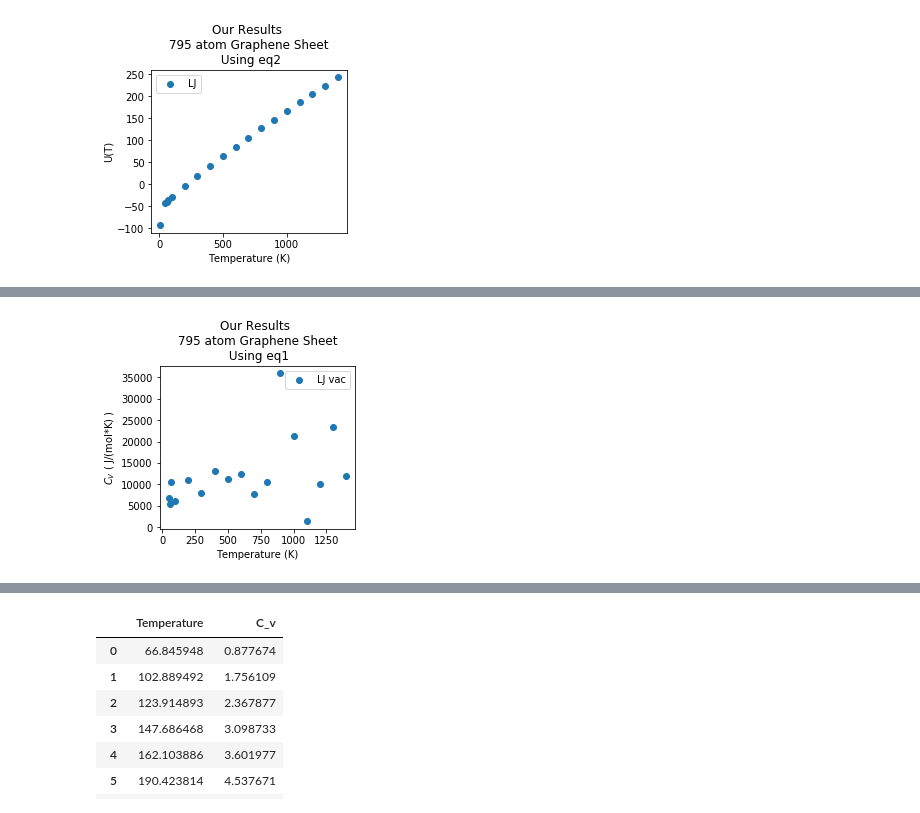
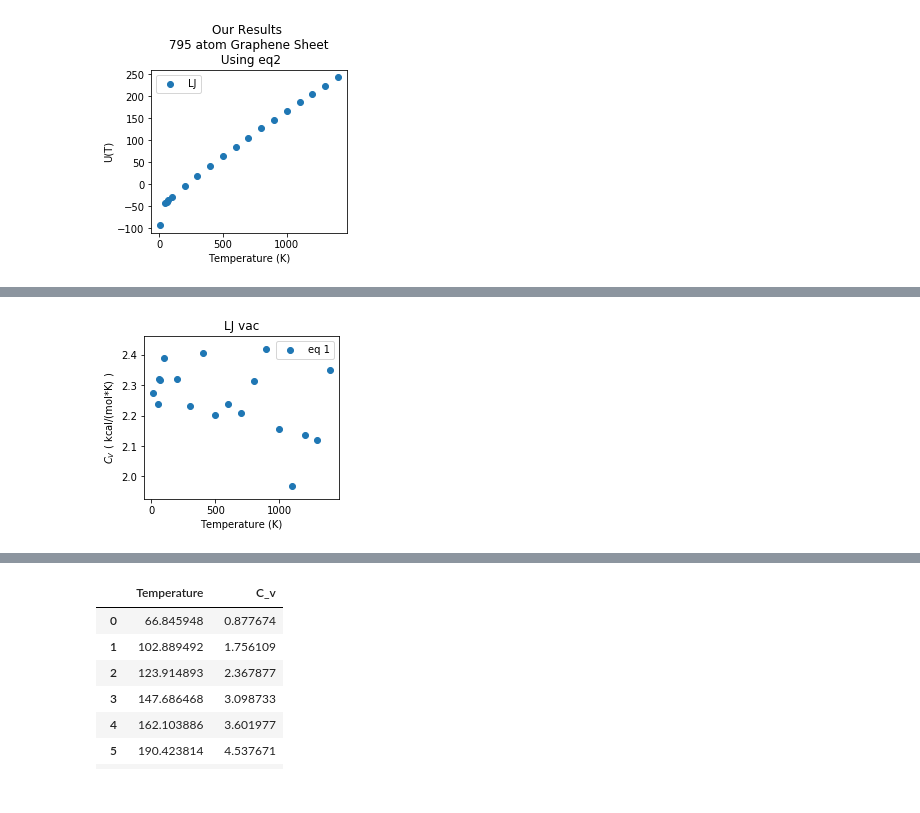
Before and after one commit to sonalij3/Graphene-Finite-Size-Study, a Jupyter notebook: analyze/make_plots.ipynb, the cells around one changed output, grey strips where cells are left out. Cells and saved outputs as stored; diff of their text form; code cells hidden in the pictures.

```diff
--- a/analyze/make_plots.ipynb
+++ b/analyze/make_plots.ipynb
@@ -47,6 +47,9 @@ df2
 | 4 | 0 | 832.632370 | 7438.761820 | 1253.392716 | 0.290954 | 2.599391 | 3044.880213 | 204.652592 | 1200.047241 |
 | 5 | 0 | 921.983934 | 8731.505260 | 1467.318641 | 0.274684 | 2.601349 | 3298.849785 | 222.867017 | 1299.658028 |
 | 6 | 0 | 1101.949157 | 10192.774265 | 1692.998840 | 0.283149 | 2.619066 | 3555.391680 | 243.229664 | 1399.448007 |
+# %%
+# For the LJ data we only do a certain temperature range 100K-1400K
+temp_range = np.array((df1["T"] > 90).index)
 # %%
 fig, ax = plt.subplots(1,1,figsize=(3.5,3))
 
@@ -76,14 +91,14 @@ plt.savefig(f'plots/LJ_C_v_eq2.png', dpi=150, bbox_inches='tight')
 # %%
 kcal_to_J = 4184
 
 fig, ax = plt.subplots(1,1,figsize=(3.5,3))
 
-plt.scatter( df1["T"][1:], df1["C_v_e"][1:]*kcal_to_J , label="LJ vac")
+plt.scatter( df1["T"][temp_range], df1["C_v_e"][temp_range] , label="eq 1")
 
-plt.ylabel(r"$C_V$ ( J/(mol*K) )")
+plt.ylabel(r"$C_V$ ( kcal/(mol*K) )")
 plt.xlabel("Temperature (K)")
-plt.title("Our Results \n 795 atom Graphene Sheet \n Using eq1")
+plt.title("LJ vac")
 plt.legend()
-plt.savefig(f'plots/LJ_C_v_eq1.png', dpi=150, bbox_inches='tight')
+plt.savefig(f'plots/LJ_vac_C_v_eq1.png', dpi=150, bbox_inches='tight')
 # %% [output]
-[figure, old version]
+[figure, new version]
```
Also changed, not shown: parts of 34 cells of this notebook, 43 other files.
